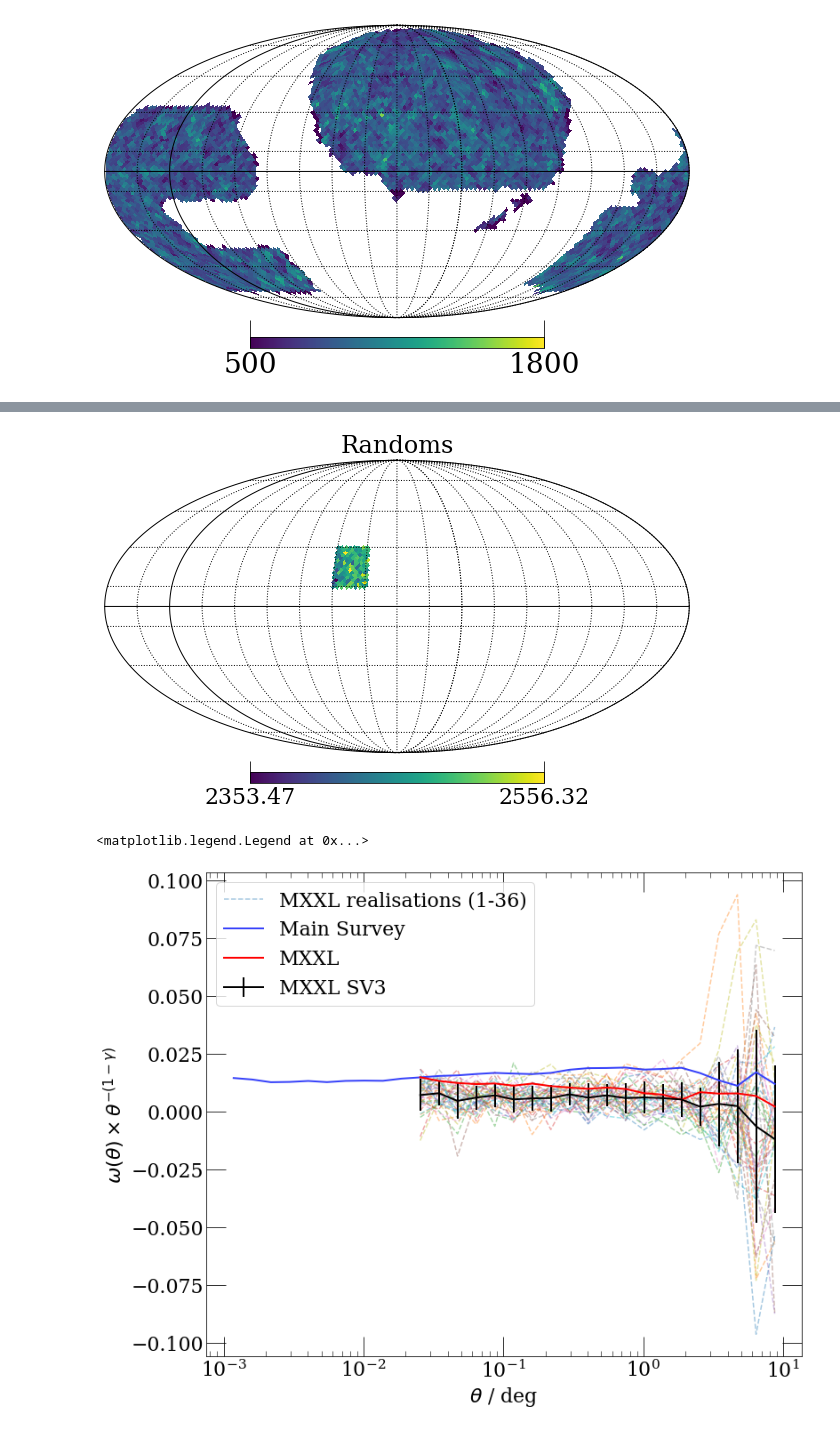
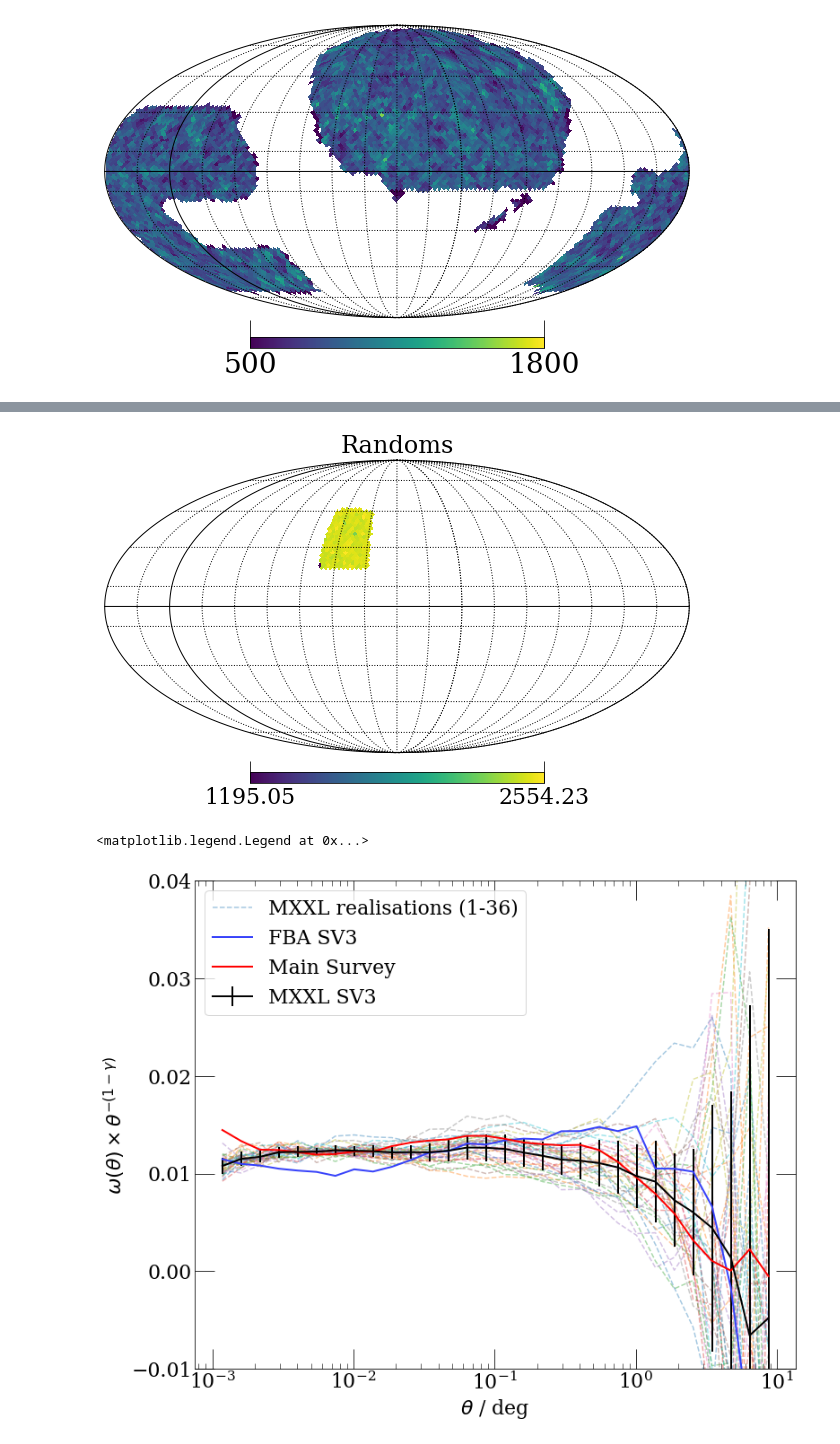
Before and after one commit to leahbigwood/S4Mock, a Jupyter notebook: docs/nb/bgs_main_map-Copy1.ipynb, the cells around one changed output, grey strips where cells are left out. Saved outputs shown, nothing was run; the diff lists cells and outputs as text; code cells hidden in the pictures.

```diff
--- a/docs/nb/bgs_main_map-Copy1.ipynb
+++ b/docs/nb/bgs_main_map-Copy1.ipynb
@@ -207,7 +198,7 @@ randoms=Table(randoms)
 randoms['HPX']=targ_pix
 
 
-pix = geometry.rand_inrect(240,260,10,30)
+pix = geometry.rand_inrect(240,270,20,50)
 
 bgs_bright_targs_small = bgs_bright_targs[np.in1d(bgs_bright_targs['HPX'].data,pix)]
 randoms_small = randoms[np.in1d(randoms['HPX'].data,pix)]
@@ -222,7 +213,7 @@ target_pixel_density = geometry.targ_hpmap(randoms_small)
 hp.mollview(target_pixel_density/pixel_area,nest=True,rot=(220, 0.0, 0.0), badcolor='white',title='Randoms')
 hp.graticule(dpar=5, dmer=5)
 # %% [output]
-[figure, old version]
+[figure, new version]
 # %%
 targ_wtheta =  calc_wtheta(bgs_bright_targs_small['RA'],bgs_bright_targs_small['DEC'],randoms_small['RA'],randoms_small['DEC'],nbins=30)
 # %%
@@ -236,3 +227,18 @@ wtheta_main_mock = np.load('/global/u2/l/lbigwood/S4Mock/docs/nb/wtheta_main_moc
+# %%
+wtheta_all = np.load('/global/u2/l/lbigwood/S4Mock/wtheta_all.npy')
+mean = np.mean(wtheta_all,axis=0)
+stdev = np.std(wtheta_all,axis=0)
+# %%
+nbins=30
+
+x = fits.open('/global/cfs/cdirs/desi/survey/catalogs/SV3/LSS/everest/LSScats/2.1/BGS_BRIGHT_clustering.dat.fits')
+dat = x[1].data
+
+
+x = fits.open('/global/cfs/cdirs/desi/survey/catalogs/SV3/LSS/everest/LSScats/2.1/BGS_BRIGHT_0_full.ran.fits')
+ran = x[1].data
+
+fba_wtheta = calc_wtheta(dat['RA'],dat['DEC'],ran['RA'],ran['DEC'],nbins=nbins)
 # %%
 plt.figure(figsize=(12,10))
 plt.rc('xtick',direction='in',labelsize=22,top=True)
@@ -250,36 +256,62 @@ plt.rc('font', family='serif',size=20)
 x_axis1,y_axis1 = create_axes(wtheta_all[0])
 plt.plot(x_axis1,y_axis1,alpha = 0.4,linestyle='dashed',label='MXXL realisations (1-36)')
 
 
 for i in range(1,len(wtheta_all)):
     x_axis1,y_axis1 = create_axes(wtheta_all[i])
     plt.plot(x_axis1,y_axis1,alpha = 0.4,linestyle='dashed')
 
 
 x_axis1,y_axis1 = create_axes(mean)
 x_axis1,y_axis_err = create_axes(stdev)
 
-plt.errorbar(x_axis1[10:],y_axis1[10:],yerr=y_axis_err[10:],color= 'black',label='MXXL SV3',zorder=3,linewidth=2)
+plt.errorbar(x_axis1,y_axis1,yerr=y_axis_err,color= 'black',label='MXXL SV3',zorder=3,linewidth=2)
 
+
+#real all
+x_axis,y_axis = create_axes(fba_wtheta)
+
+plt.plot(x_axis,y_axis,color= '#3742fa',label='FBA SV3',zorder=3,linewidth=2)
 
 #real all
 x_axis,y_axis = create_axes(targ_wtheta)
 
-plt.plot(x_axis,y_axis,color= '#3742fa',label='Main Survey',zorder=3,linewidth=2)
+plt.plot(x_axis,y_axis,color= 'Red',label='Main Survey',zorder=3,linewidth=2)
+
+"""
+#mxxl all
+x_axis1,y_axis1 = create_axes(wtheta_mock[0])
+plt.plot(x_axis1,y_axis1,alpha = 0.4,linestyle='dashed',label='MXXL realisations (1-6)')
+
+
+for i in range(1,len(wtheta_mock)):
+    x_axis1,y_axis1 = create_axes(wtheta_mock[i])
+    plt.plot(x_axis1,y_axis1,alpha = 0.4,linestyle='dashed')
+
+
+x_axis1,y_axis1 = create_axes(mean2)
+x_axis1,y_axis_err = create_axes(stdev2)
+
+plt.errorbar(x_axis1[10:],y_axis1[10:],yerr=y_axis_err[10:],color= 'black',label='MXXL',zorder=3,linewidth=2)
+
+
 
 #mock main all
 x_axis,y_axis = create_axes(wtheta_main_mock)
 
 plt.plot(x_axis,y_axis,color= 'red',label='MXXL',zorder=3,linewidth=2)
+"""
 
 
 plt.ylabel(r'$\omega (\theta)\times \theta^{-(1-\gamma)}$')
 plt.xlabel(r'$\theta$ / deg')
 plt.xscale('log')
+#plt.yscale('log')
+plt.ylim(-0.01,0.04)
 plt.legend()
 # %% [output]
 <matplotlib.legend.Legend at 0x...>
-[figure, old version]
+[figure, new version]
 # %%
 nbins =30
 
```
Also changed, not shown: parts of 9 cells of this notebook, 3 other files.
